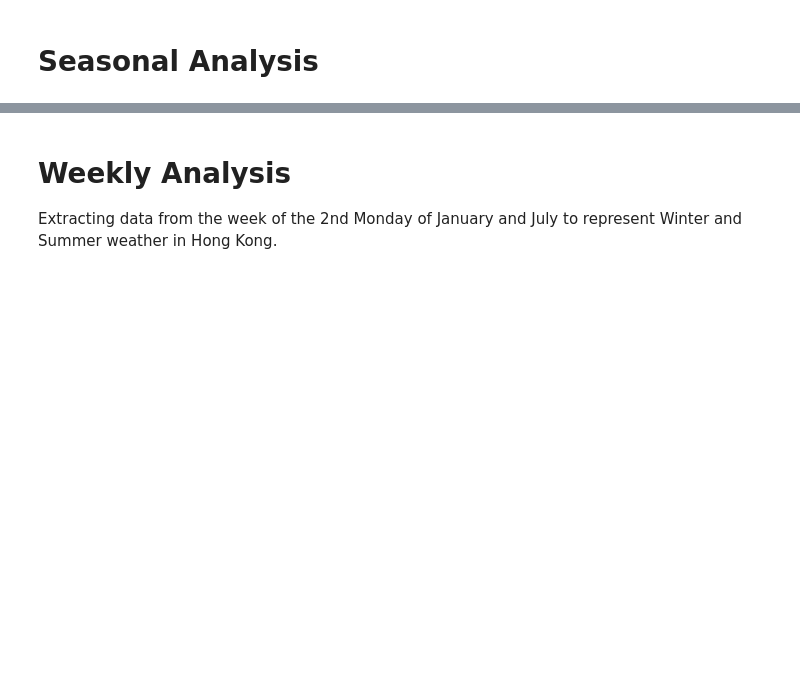
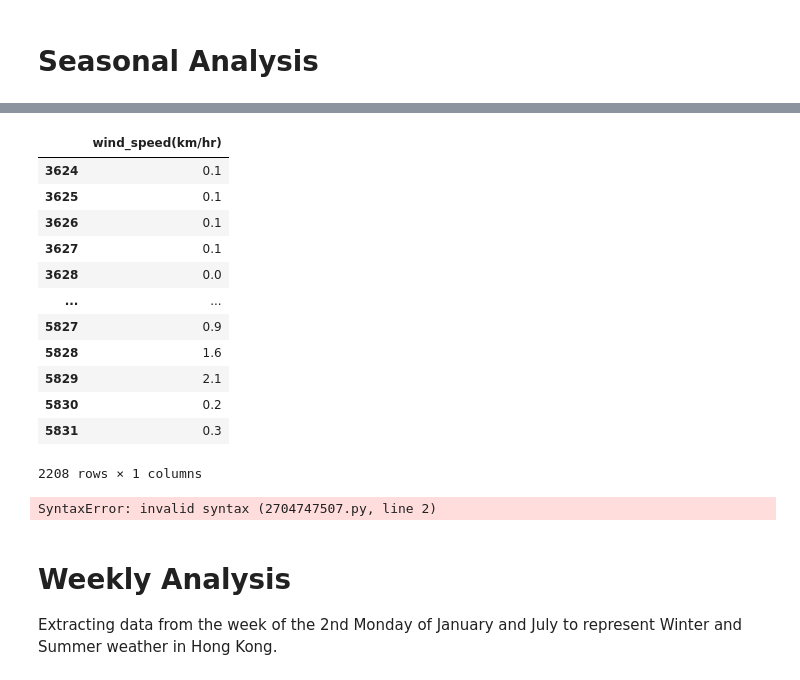
Before and after one commit to marcohl5/ME404_HongKongWeather, a Jupyter notebook: qc.ipynb, the cells around one changed output, grey strips where cells are left out. Saved outputs shown, nothing was run; the diff lists cells and outputs as text; code cells hidden in the pictures; blank space fills up the shorter version.

```diff
--- a/qc.ipynb
+++ b/qc.ipynb
@@ -156,0 +195,21 @@ plt.show()
+# %%
+df_summer[["wind_speed(km/hr)"]]
+# %% [output]
+|  | wind_speed(km/hr) |
+| 3624 | 0.1 |
+| 3625 | 0.1 |
+| 3626 | 0.1 |
+| 3627 | 0.1 |
+| 3628 | 0.0 |
+| ... | ... |
+| 5827 | 0.9 |
+| 5828 | 1.6 |
+| 5829 | 2.1 |
+| 5830 | 0.2 |
+| 5831 | 0.3 |
+2208 rows × 1 columns
+# %%
+# Use power law
+df_summer["wind_speed_adj(km/hr)"] = df_summer[["wind_speed(km/hr)"] * ]
+# %% [output]
+SyntaxError: invalid syntax (2704747507.py, line 2)
```
Also changed, not shown: parts of 20 cells of this notebook, 1 other file.
